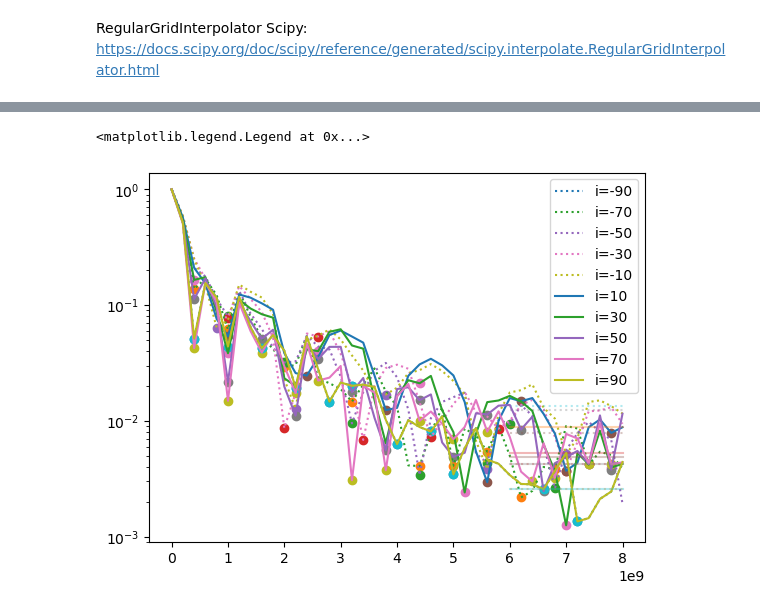
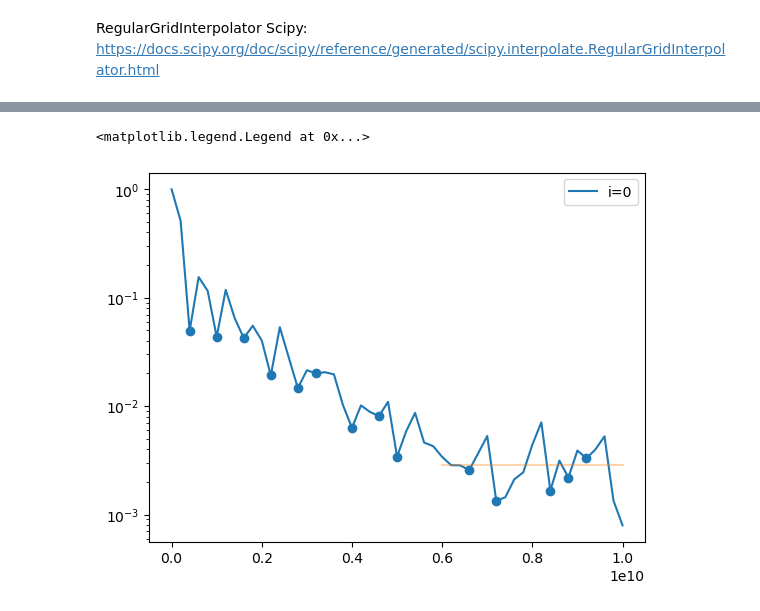
Before and after one commit to hina18201716/2017_sgra_paper5, a Jupyter notebook: RAPTOR_test.ipynb, the cells around one changed output, grey strips where cells are left out. Cells and saved outputs as stored; diff of their text form; code cells hidden in the pictures.

Commit message:
io_raptor now take 2d array

```diff
--- a/RAPTOR_test.ipynb
+++ b/RAPTOR_test.ipynb
@@ -29,7 +29,8 @@ import rapplot
 
 pf = hm.ParaFrame('cache/{mag}a{aspin:g}_w{window:d}/Rh{Rhigh:d}_i{inc:d}/img_data_{snapshot:d}.h5')
 # %%
-sel = pf(inc=15)
+sel = pf(snapshot=100)
+sel = sel(inc=15)
 display(sel)
 # %% [output]
 |  | path | mag | aspin | window | Rhigh | inc | snapshot |
@@ -71,7 +43,9 @@ path.iloc :
 
  https://pandas.pydata.org/docs/reference/api/pandas.DataFrame.iloc.html
 # %%
-# snaps = np.array(sel.snapshot)
-# mov = io.load_mov(sel.path, snaps)
-# print(mov.shape)
-# # viz.show(mov, s=0)
+snaps = np.array(sel.snapshot)
+print(snaps)
+mov = io.load_mov(sel.path, snaps)
+print(mov.shape)
+# ------------------
+# viz.show(mov, s=0)
@@ -84,5 +61,5 @@ display(meta.width.to(u.uas, meta.geom),
 # %% [markdown]
 ## Test va
 # %%
-vis = mk.mockserve(mov, N=1024)
+vis = mk.mockserve(mov, N=6000)
 viz.show(vis, s=0, f=lambda v: np.log(abs(v).value))
@@ -89,6 +69,3 @@ viz.show(vis, s=0, f=lambda v: np.log(abs(v).value))
-# %%
-vis = mk.mockserve(mov, N=2024)
-viz.show(vis, s=0, f=lambda v: np.log(abs(v).value))
 # %% [markdown]
 RegularGridInterpolator Scipy:
   https://docs.scipy.org/doc/scipy/reference/generated/scipy.interpolate.RegularGridInterpolator.html
@@ -109,33 +88,34 @@ phi = RegularGridInterpolator((t, v, u[::-1]), np.angle(vis[...,::-1]))
 # %%
 bmin = 6e9
-bmax = 8e9
+bmax = 10e9
 
 uvd = np.linspace(0, bmax, round(bmax/2e8)+1)
 
-for i in range(-90,90+1,20):
-    phi = np.pi * i / 180
+# for i in range(-90,90+1,20):
+i=0
+phi = np.pi * i / 180
 
-    u = uvd * np.cos(phi)
-    v = uvd * np.sin(phi)
+u = uvd * np.cos(phi)
+v = uvd * np.sin(phi)
 
-    mask = u <= 0
+mask = u <= 0
 
-    p = np.array([np.repeat(t[0], np.sum( mask)),  v[ mask],  u[ mask]]).T
-    m = np.array([np.repeat(t[0], np.sum(~mask)), -v[~mask], -u[~mask]]).T
+p = np.array([np.repeat(t[0], np.sum( mask)),  v[ mask],  u[ mask]]).T
+m = np.array([np.repeat(t[0], np.sum(~mask)), -v[~mask], -u[~mask]]).T
 
-    s = np.zeros(len(uvd))
-    s[ mask] = amp(p)
-    s[~mask] = amp(m)
+s = np.zeros(len(uvd))
+s[ mask] = amp(p)
+s[~mask] = amp(m)
 
-    plt.semilogy(uvd, s/s[0], ':' if i < 0 else '-', label=f'i={i}')
+plt.semilogy(uvd, s/s[0], ':' if i < 0 else '-', label=f'i={i}')
 
-    lm = argrelextrema(s, np.less)[0]
-    plt.scatter(uvd[lm], s[lm]/s[0])
+lm = argrelextrema(s, np.less)[0]
+plt.scatter(uvd[lm], s[lm]/s[0])
 
-    ms = np.median(s[(bmin < uvd) & (uvd < bmax)]) / s[0]
-    plt.plot([bmin, bmax], [ms, ms], ':' if i < 0 else '-', alpha=1/3)
+ms = np.median(s[(bmin < uvd) & (uvd < bmax)]) / s[0]
+plt.plot([bmin, bmax], [ms, ms], ':' if i < 0 else '-', alpha=1/3)
 
 plt.legend()
 # %% [output]
 <matplotlib.legend.Legend at 0x...>
-[figure, old version]
+[figure, new version]
```
Also changed, not shown: parts of 9 cells of this notebook, 6 other files.
